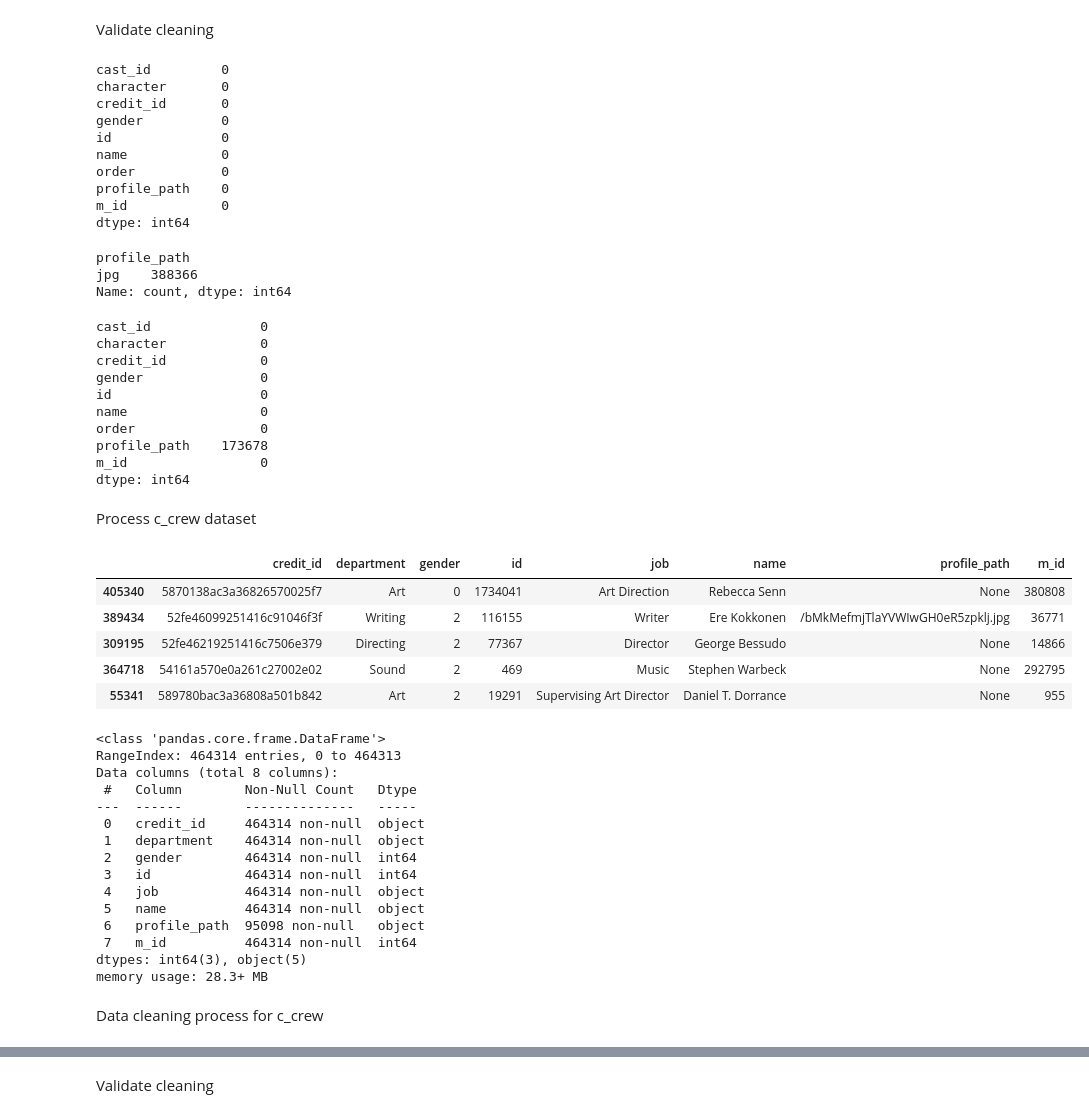
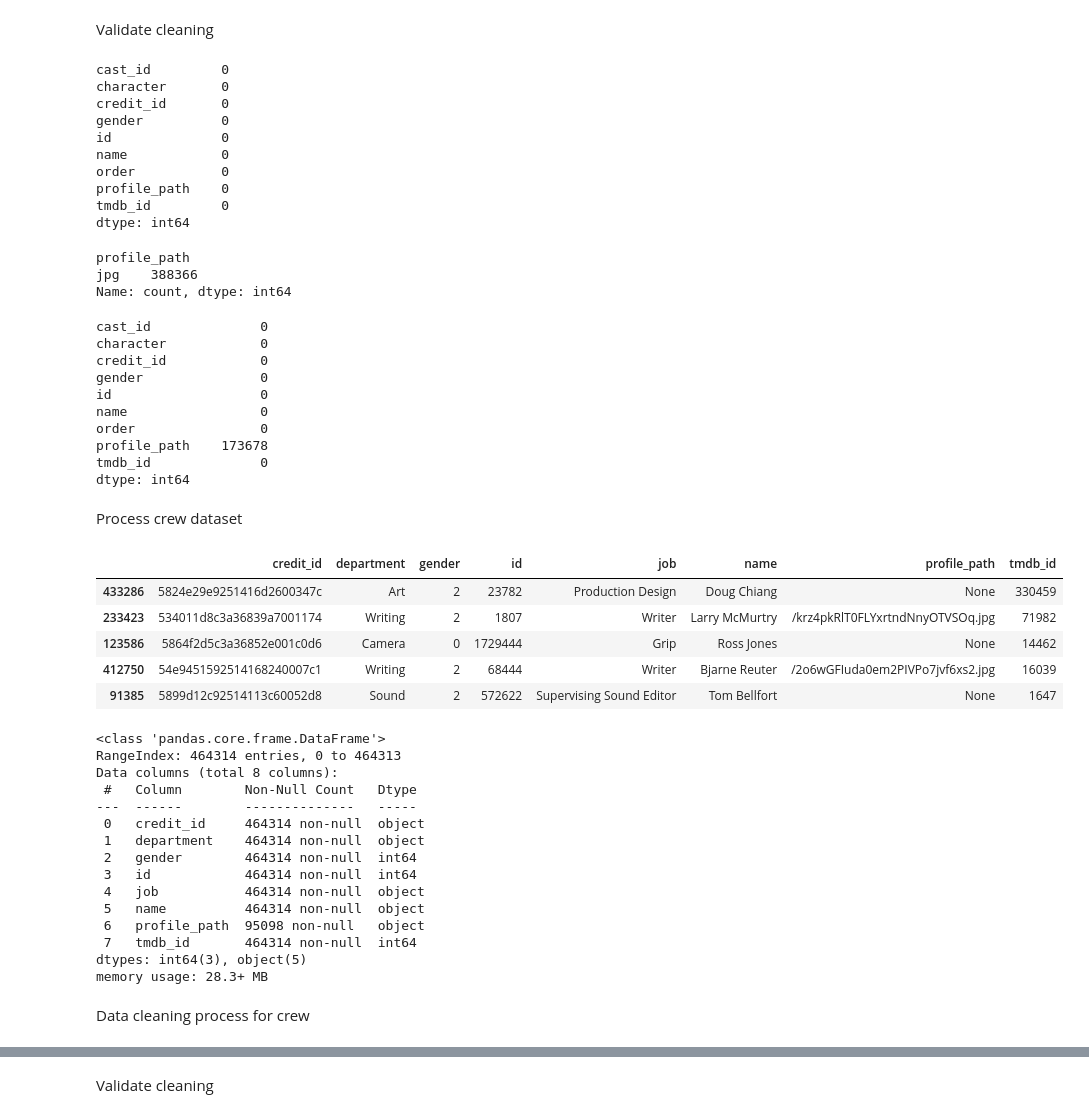
Before and after one commit to iqbalzain99/Movies-Dataflow-and-Analysis-DE-Portfolio, a Jupyter notebook: movies_data_processing.ipynb, the cells around one changed output, grey strips where cells are left out. Drawn from its saved outputs; the diff is of its cells as text; code cells hidden in the pictures.

```diff
--- a/movies_data_processing.ipynb
+++ b/movies_data_processing.ipynb
@@ -83,9 +83,9 @@ def normalize_data(
     df: pd.DataFrame,
     subset_column: str,
     id_column: str,
-    prefix: str
+    id_prefix: Optional[str] = None
 ) -> pd.DataFrame:
-    """Optimized normalization of nested data using vectorized operations."""
+    """Normalization of nested data using vectorized operations."""
     # Create working copy with only necessary columns
     working_df = df[[id_column, subset_column]].copy()
 
@@ -105,7 +105,11 @@ def normalize_data(
     normalized = pd.json_normalize(exploded_df[subset_column])
 
     # Add reference ID with type conversion for memory efficiency
-    id_col_name = f"{prefix}_{id_column}"
+    if id_prefix:
+        id_col_name = f"{id_prefix}_{id_column}"
+    else:
+        id_col_name = id_column
+
     normalized[id_col_name] = exploded_df[id_column].astype(
         exploded_df[id_column].dtype
     ).values
@@ -118,8 +122,14 @@ def extract_dict_values(
     new_column_prefix: Optional[str] = None
 ) -> pd.DataFrame:
     """Optimized dictionary expansion using vectorized operations."""
-    # Parse and normalize in bulk
-    parsed = df[column_name].apply(safe_parse_collection)
+    new_df = df.copy()
+
+    # Remove column that has no value
+    mask = new_df[[column_name]].isna().all(axis=1)
+    new_df = new_df[~mask].reset_index()
+
+    # Try to parse value
+    parsed = new_df[column_name].apply(safe_parse_collection)
     normalized = pd.json_normalize(parsed)
 
     # Apply prefix if specified
@@ -127,7 +137,7 @@ def extract_dict_values(
         normalized = normalized.add_prefix(f"{new_column_prefix}_")
 
     # Join results using pandas" efficient merge instead of row-wise operations
-    return pd.concat([df, normalized], axis=1).drop(column_name, axis=1)
+    return pd.concat([new_df, normalized], axis=1).drop(column_name, axis=1)
 # %% [markdown]
 #### Credits Dataframe Processing:
 # %%
@@ -143,4 +153,6 @@ credits.sample(5)
+# %%
+credits.rename(columns={"id": "tmdb_id"}, inplace=True)
 # %%
-c_cast = normalize_data(credits, "cast", "id", "m")
-c_crew = normalize_data(credits, "crew", "id", "m")
+cast = normalize_data(credits, "cast", "tmdb_id")
+crew = normalize_data(credits, "crew", "tmdb_id")
 # %% [markdown]
@@ -207,7 +219,7 @@ c_cast.drop_duplicates(subset=["cast_id", "credit_id"], keep="first", inplace=Tr
 Validate cleaning
 # %%
 # Validate cleaning process
-c_cast[c_cast.duplicated(subset=["cast_id", "credit_id", "m_id", "name"], keep=False)].sort_values(by=["cast_id", "credit_id"]).count()
+cast[cast.duplicated(subset=["cast_id", "credit_id", "tmdb_id", "name"], keep=False)].count()
 # %% [output]
 cast_id         0
 character       0
@@ -217,6 +229,6 @@ id              0
 name            0
 order           0
 profile_path    0
-m_id            0
+tmdb_id         0
 dtype: int64
 # %%
@@ -226,7 +238,7 @@ profile_path
 jpg    388366
 Name: count, dtype: int64
 # %%
-c_cast.isnull().sum()
+cast.isnull().sum()
 # %% [output]
 cast_id              0
 character            0
@@ -236,22 +248,22 @@ id                   0
 name                 0
 order                0
 profile_path    173678
-m_id                 0
+tmdb_id              0
 dtype: int64
 # %% [markdown]
-Process c_crew dataset
+Process crew dataset
 # %%
-c_crew.sample(5)
+crew.sample(5)
 # %% [output]
-|  | credit_id | department | gender | id | job | name | profile_path | m_id |
-| 405340 | 5870138ac3a36826570025f7 | Art | 0 | 1734041 | Art Direction | Rebecca Senn | None | 380808 |
-| 389434 | 52fe46099251416c91046f3f | Writing | 2 | 116155 | Writer | Ere Kokkonen | /bMkMefmjTlaYVWIwGH0eR5zpklj.jpg | 36771 |
-| 309195 | 52fe46219251416c7506e379 | Directing | 2 | 77367 | Director | George Bessudo | None | 14866 |
-| 364718 | 54161a570e0a261c27002e02 | Sound | 2 | 469 | Music | Stephen Warbeck | None | 292795 |
-| 55341 | 589780bac3a36808a501b842 | Art | 2 | 19291 | Supervising Art Director | Daniel T. Dorrance | None | 955 |
+|  | credit_id | department | gender | id | job | name | profile_path | tmdb_id |
+| 433286 | 5824e29e9251416d2600347c | Art | 2 | 23782 | Production Design | Doug Chiang | None | 330459 |
+| 233423 | 534011d8c3a36839a7001174 | Writing | 2 | 1807 | Writer | Larry McMurtry | /krz4pkRlT0FLYxrtndNnyOTVSOq.jpg | 71982 |
+| 123586 | 5864f2d5c3a36852e001c0d6 | Camera | 0 | 1729444 | Grip | Ross Jones | None | 14462 |
+| 412750 | 54e9451592514168240007c1 | Writing | 2 | 68444 | Writer | Bjarne Reuter | /2o6wGFIuda0em2PIVPo7jvf6xs2.jpg | 16039 |
+| 91385 | 5899d12c92514113c60052d8 | Sound | 2 | 572622 | Supervising Sound Editor | Tom Bellfort | None | 1647 |
 # %%
-# c_crew preview
-c_crew.info()
+# crew preview
+crew.info()
 # %% [output]
 <class 'pandas.core.frame.DataFrame'>
 RangeIndex: 464314 entries, 0 to 464313
@@ -265,10 +277,10 @@ Data columns (total 8 columns):
  4   job           464314 non-null  object
  5   name          464314 non-null  object
  6   profile_path  95098 non-null   object
- 7   m_id          464314 non-null  int64
+ 7   tmdb_id       464314 non-null  int64
 dtypes: int64(3), object(5)
 memory usage: 28.3+ MB
 # %% [markdown]
-Data cleaning process for c_crew
+Data cleaning process for crew
 # %%
 # Check for duplicated columns
```
Also changed, not shown: parts of 77 cells of this notebook, 2 other files.
